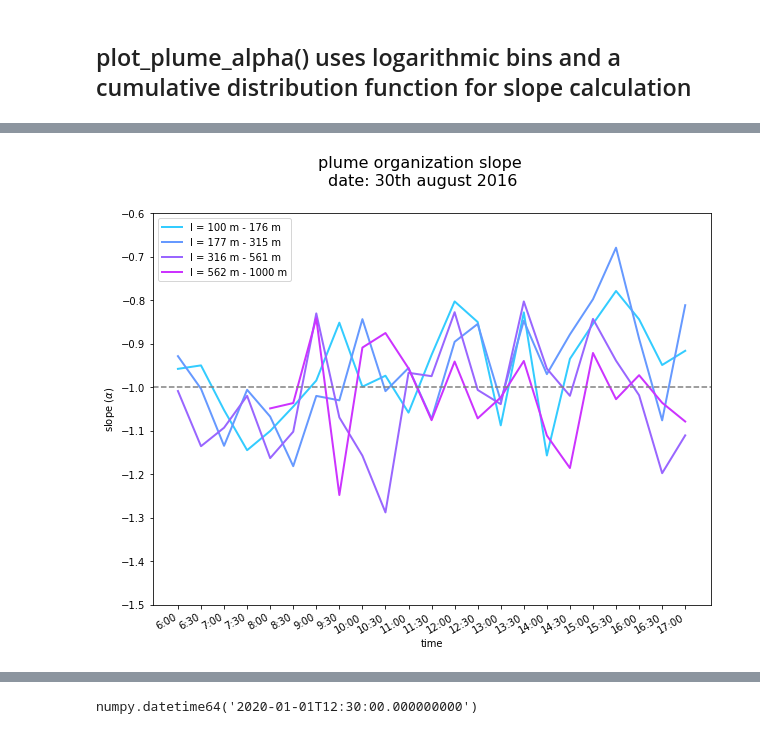
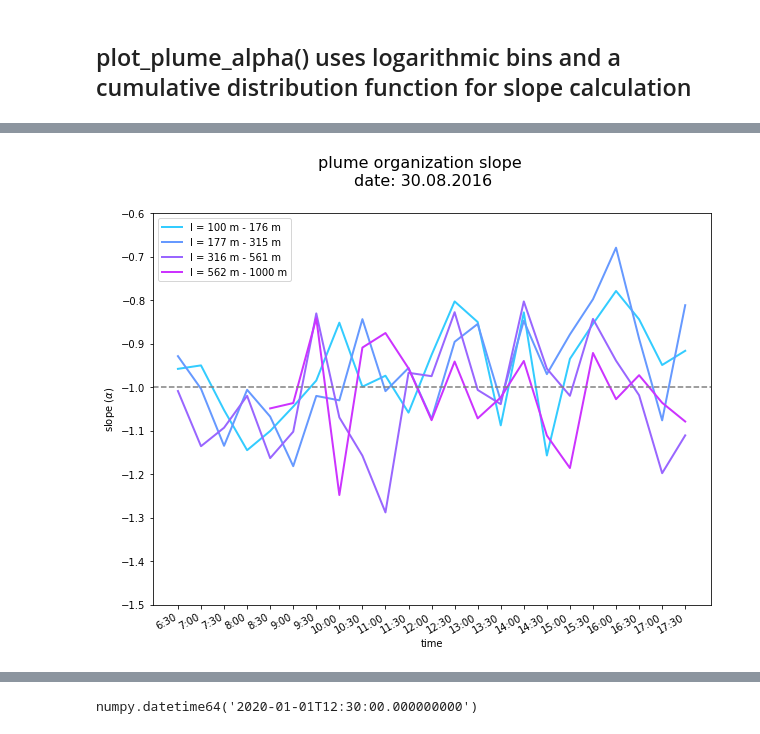
Before and after one commit to tillvondenhoff/SHK_project, a Jupyter notebook: plumeAnalysis.ipynb, the cells around one changed output, grey strips where cells are left out. Cells and saved outputs as stored; diff of their text form; code cells hidden in the pictures.

```diff
--- a/plumeAnalysis.ipynb
+++ b/plumeAnalysis.ipynb
@@ -54,6 +54,8 @@ prop_plumes = pd.read_pickle(plumes_data)
 prop_plumes.columns
 # %% [output]
 Index(['x', 'y', 'sq Area', 'time', 'V_h'], dtype='object')
+# %%
+timestep = 19
 # %% [markdown]
 ----------------------------------------------------
 Let's have a look at the variation of alpha over time
@@ -127,56 +162,47 @@ nan_pos: [  0   0   1   2   3   4   5   6   7   8   9  10  11  12  13  14  15  1
 # %%
 %%time
-import numpy as np
-from importlib import reload
-import organization
-from organization import *
-reload(organization)
-import slopes_and_binning
-from slopes_and_binning import *
-reload(slopes_and_binning)
-import cloud_and_plumes_slopes
-from cloud_and_plumes_slopes import *
-reload(cloud_and_plumes_slopes)
-import matplotlib.pyplot as plt
-import warnings
-warnings.filterwarnings("ignore")
 
-subdomains = [2,4,8,16,32]  #number of subdomains in both x and y-axis
-n_bins = 4                  #number of bins which devide the whole plume size range
-log_binning = True
-inbetween_subs = True
 
-domain_size = 1024
+subdomains       = [2,4,8,16,32]  #number of subdomains in both x and y-axis
+n_bins           = 4              #number of bins which devide the whole plume size range
+log_binning      = True
+inbetween_subs   = True
 
-percentile = False           #if set to False min_size and max_size will be used as boundaries for the size distribution
+domain_size      = 1024
+
+start_time       = 6.5
+increment        = .5
+
+percentile       = False           #if set to False min_size and max_size will be used as boundaries for the size distribution
 lower_percentile = 5
 upper_percentile = 95
-min_size = 100
-max_size = 1001.5
+size_min         = 100
+size_max         = 1001.5
+
 
 prop_plumes = prop_plumes[['time','sq Area','x','y']]
 prop_plumes = prop_plumes.loc[prop_plumes['sq Area']<25600]
 
 plume_time  = np.unique(prop_plumes['time'])
 time_vector = range(len(plume_time))        #time can be either the whole timespan or specific timesteps (time = [0,1,8,9])
 
 center_x = []
 center_y = []
 size = []
 for timestep in range(len(plume_time)):
     center_x.append(prop_plumes['x'].loc[prop_plumes['time']==plume_time[timestep]])
     center_y.append(prop_plumes['y'].loc[prop_plumes['time']==plume_time[timestep]])
     size.append(prop_plumes['sq Area'].loc[prop_plumes['time']==plume_time[timestep]])
 
 if percentile:
     min_size = np.percentile((prop_plumes['sq Area']), lower_percentile)
     print(lower_percentile,'th percentile -> ',np.round(min_size,1),'m')
     max_size = np.percentile((prop_plumes['sq Area']), upper_percentile)
     print(upper_percentile,'th percentile -> ',np.round(max_size,1),'m')
 
-f = variability(center_x, center_y, size, time_vector, domain_size, subdomains, n_bins, min_size, max_size, log_binning=True, inbetween_subs=True, show_subs=False)
-plt.suptitle('plume organization slope \ndate: 30th august 2016', fontsize=16)
-plt.savefig('organization_plumes_20160830.pdf',bbox_inches='tight')
+f = variability(center_x, center_y, size, time_vector, start_time, increment, domain_size, subdomains, n_bins, size_min, size_max, log_binning=True, inbetween_subs=True, show_subs=False)
+plt.suptitle('plume organization slope \ndate: %s.%s.%s'%(plumes_data[23:25], plumes_data[21:23], plumes_data[17:21]), fontsize=16)
+#plt.savefig('organization_plumes_20160830.pdf',bbox_inches='tight')
 plt.show()
 # %% [output]
-[figure, old version]
+[figure, new version]
```
Also changed, not shown: parts of 6 cells of this notebook, 2 other files.
